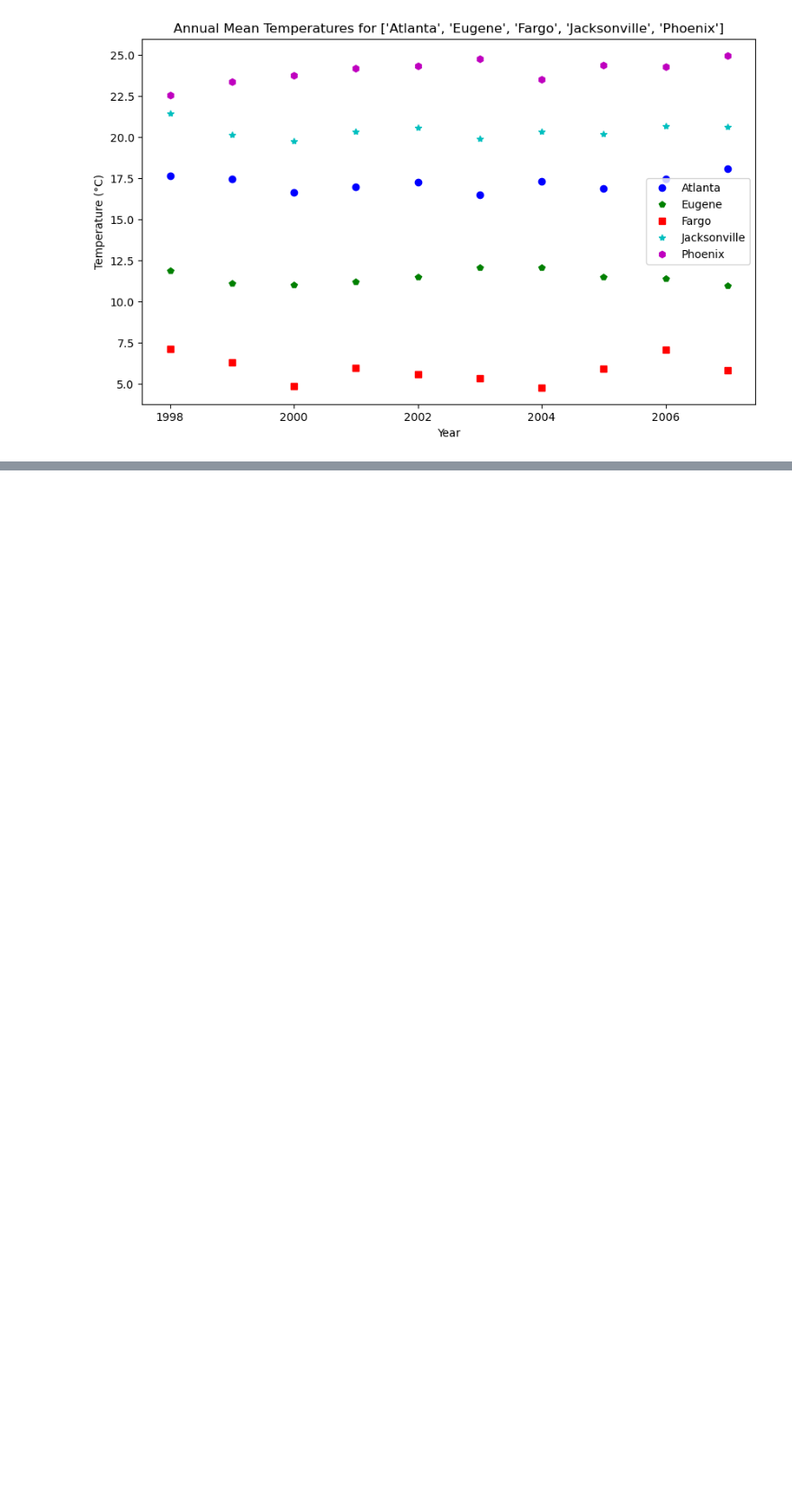
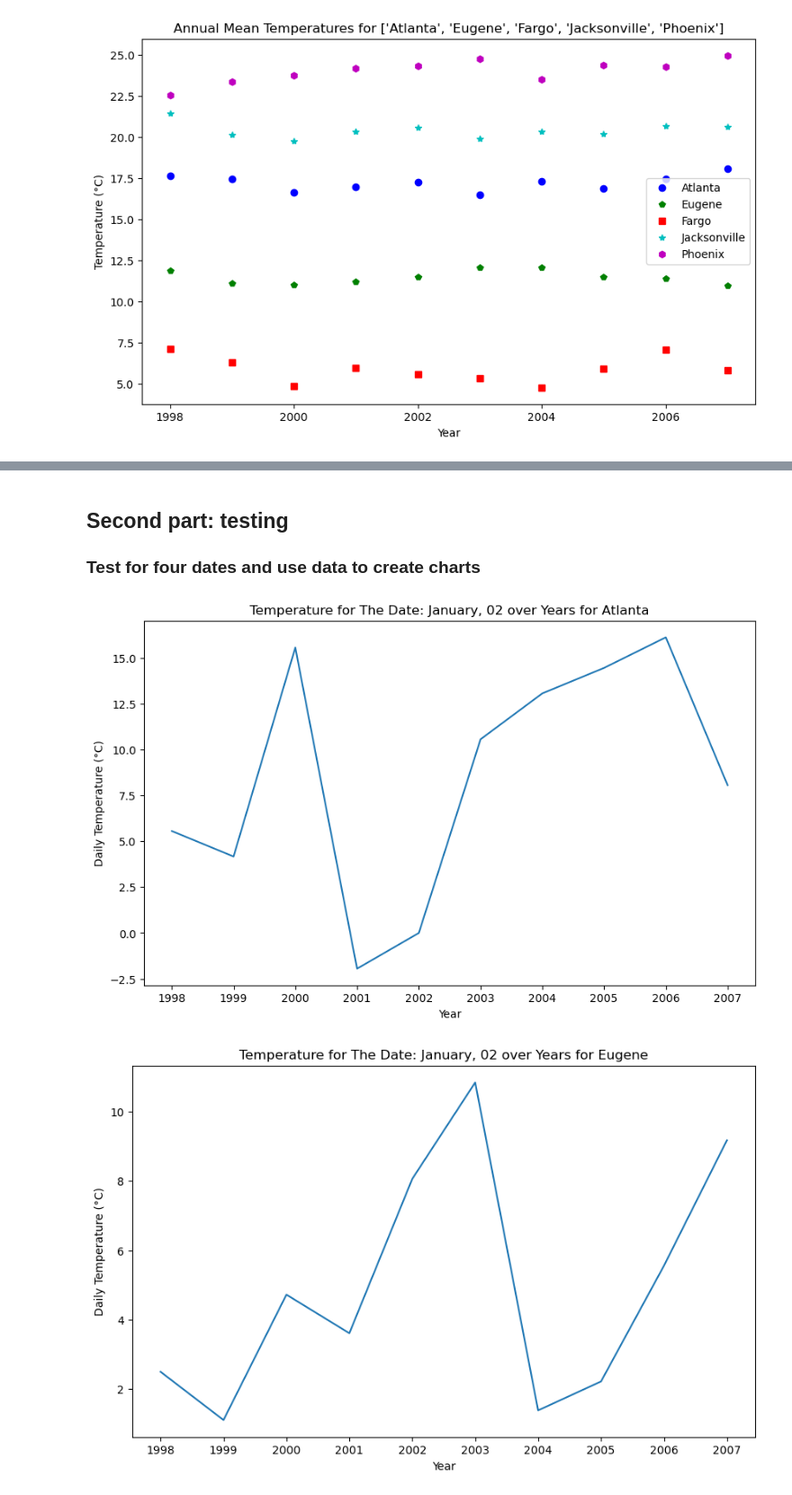
Before and after one commit to carloscaeduardo/Assignment4ML, a Jupyter notebook: A4starter/Assignment.ipynb, the cells around one changed output, grey strips where cells are left out. Shown at 90% size. Saved outputs shown, nothing was run; the diff lists cells and outputs as text; code cells hidden in the pictures; blank space fills up the shorter version.

```diff
--- a/A4starter/Assignment.ipynb
+++ b/A4starter/Assignment.ipynb
@@ -88,0 +104,11 @@ pc.annual_means_combined(cities,years,patterns)
+# %% [markdown]
+<h2>Second part: testing</h2>
+<h3>Test for four dates and use data to create charts</h3>
+# %%
+#test single_day_per_city()
+month = '01'
+day='02'
+pc.single_day_per_city(cities, years, month,day )
+# %% [output]
+[figure, added]
+[figure, added]
```
Also changed, not shown: parts of 10 cells of this notebook, 25 other files.
